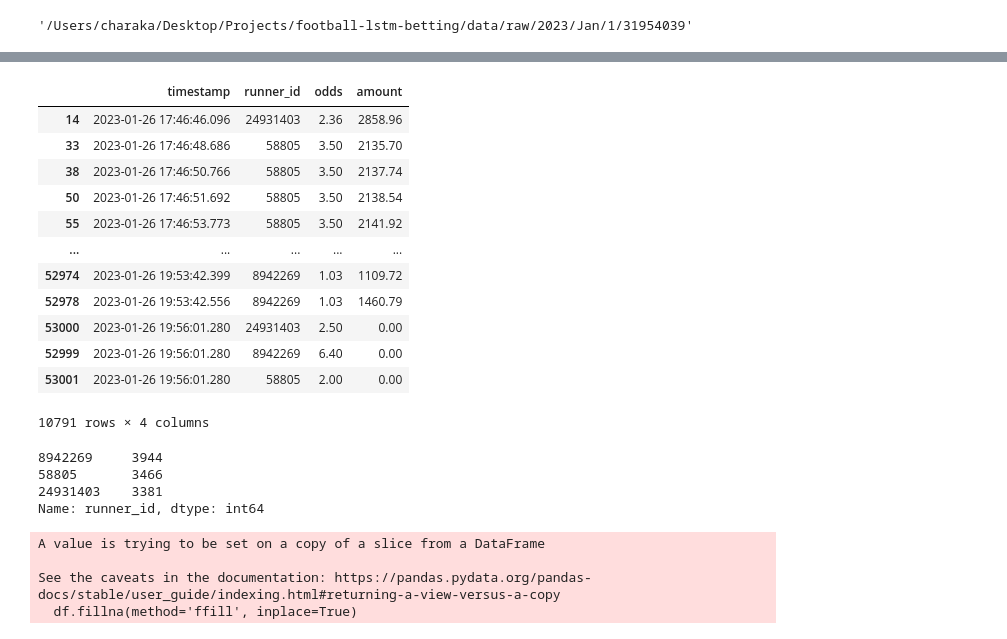
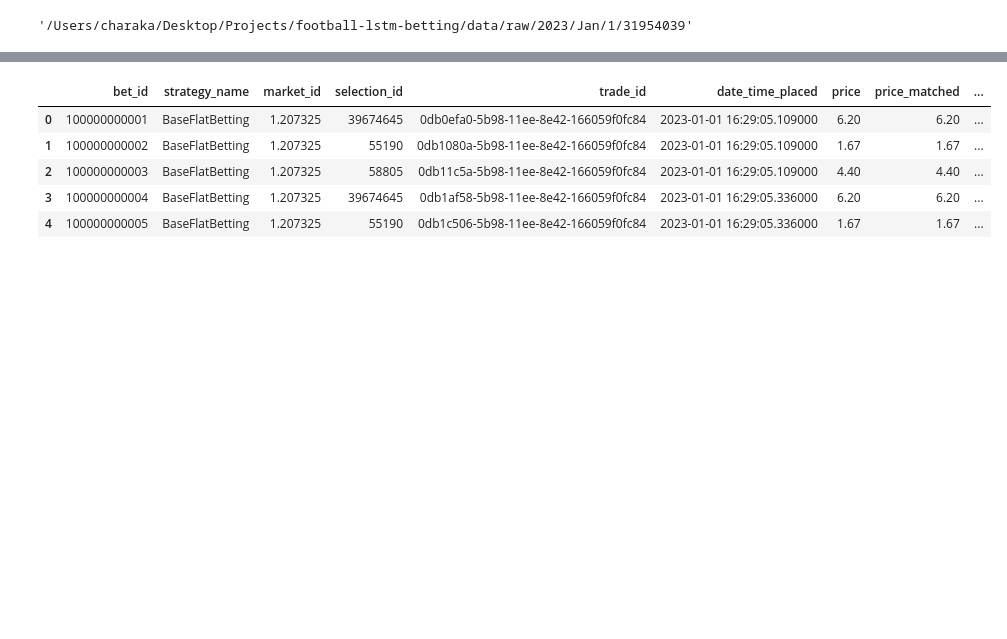
Before and after one commit to cabeywic/football-lstm-betting, a Jupyter notebook: notebooks/backtesting.ipynb, the cells around one changed output, grey strips where cells are left out. Cells and saved outputs as stored; diff of their text form; code cells hidden in the pictures; blank space fills up the shorter version.

Commit message:
Backtesting Strategy

```diff
--- a/notebooks/backtesting.ipynb
+++ b/notebooks/backtesting.ipynb
@@ -121,23 +88,11 @@ Timedelta('0 days 02:09:15.184000')
+# %%
+df = pd.read_csv("/Users/charaka/Desktop/Projects/football-lstm-betting/notebooks/sim_strategy.csv")
 # %%
-df
+df.head()
 # %% [output]
-|  | timestamp | runner_id | odds | amount |
-| 14 | 2023-01-26 17:46:46.096 | 24931403 | 2.36 | 2858.96 |
-| 33 | 2023-01-26 17:46:48.686 | 58805 | 3.50 | 2135.70 |
-| 38 | 2023-01-26 17:46:50.766 | 58805 | 3.50 | 2137.74 |
-| 50 | 2023-01-26 17:46:51.692 | 58805 | 3.50 | 2138.54 |
-| 55 | 2023-01-26 17:46:53.773 | 58805 | 3.50 | 2141.92 |
-| ... | ... | ... | ... | ... |
-| 52974 | 2023-01-26 19:53:42.399 | 8942269 | 1.03 | 1109.72 |
-| 52978 | 2023-01-26 19:53:42.556 | 8942269 | 1.03 | 1460.79 |
-| 53000 | 2023-01-26 19:56:01.280 | 24931403 | 2.50 | 0.00 |
-| 52999 | 2023-01-26 19:56:01.280 | 8942269 | 6.40 | 0.00 |
-| 53001 | 2023-01-26 19:56:01.280 | 58805 | 2.00 | 0.00 |
+|  | bet_id | strategy_name | market_id | selection_id | trade_id | date_time_placed | price | price_matched | ... |
+| 0 | 100000000001 | BaseFlatBetting | 1.207325 | 39674645 | 0db0efa0-5b98-11ee-8e42-166059f0fc84 | 2023-01-01 16:29:05.109000 | 6.20 | 6.20 | ... |
+| 1 | 100000000002 | BaseFlatBetting | 1.207325 | 55190 | 0db1080a-5b98-11ee-8e42-166059f0fc84 | 2023-01-01 16:29:05.109000 | 1.67 | 1.67 | ... |
+| 2 | 100000000003 | BaseFlatBetting | 1.207325 | 58805 | 0db11c5a-5b98-11ee-8e42-166059f0fc84 | 2023-01-01 16:29:05.109000 | 4.40 | 4.40 | ... |
+| 3 | 100000000004 | BaseFlatBetting | 1.207325 | 39674645 | 0db1af58-5b98-11ee-8e42-166059f0fc84 | 2023-01-01 16:29:05.336000 | 6.20 | 6.20 | ... |
+| 4 | 100000000005 | BaseFlatBetting | 1.207325 | 55190 | 0db1c506-5b98-11ee-8e42-166059f0fc84 | 2023-01-01 16:29:05.336000 | 1.67 | 1.67 | ... |
-10791 rows × 4 columns
-# %%
-df["runner_id"].value_counts()
-# %% [output]
-8942269     3944
-58805       3466
-24931403    3381
-Name: runner_id, dtype: int64
@@ -146,14 +98,0 @@ df = df[df.runner_id == 8942269]
-# %%
-# Data Cleaning: Handle missing values using forward-filling
-df.fillna(method='ffill', inplace=True)
-
-# Uniform Timestamps: Resampling to have consistent 1-minute intervals
-df.set_index('timestamp', inplace=True)
-resampled_df = df.resample('0.25T').ffill()
-resampled_df['ma_odds'] = resampled_df['odds'].rolling(window=5).mean()
-resampled_df['momentum_odds'] = resampled_df['odds'] - resampled_df['odds'].shift(5)
-# %% [output]
-A value is trying to be set on a copy of a slice from a DataFrame
-
-See the caveats in the documentation: https://pandas.pydata.org/pandas-docs/stable/user_guide/indexing.html#returning-a-view-versus-a-copy
-  df.fillna(method='ffill', inplace=True)
```
Also changed, not shown: parts of 15 cells of this notebook.
